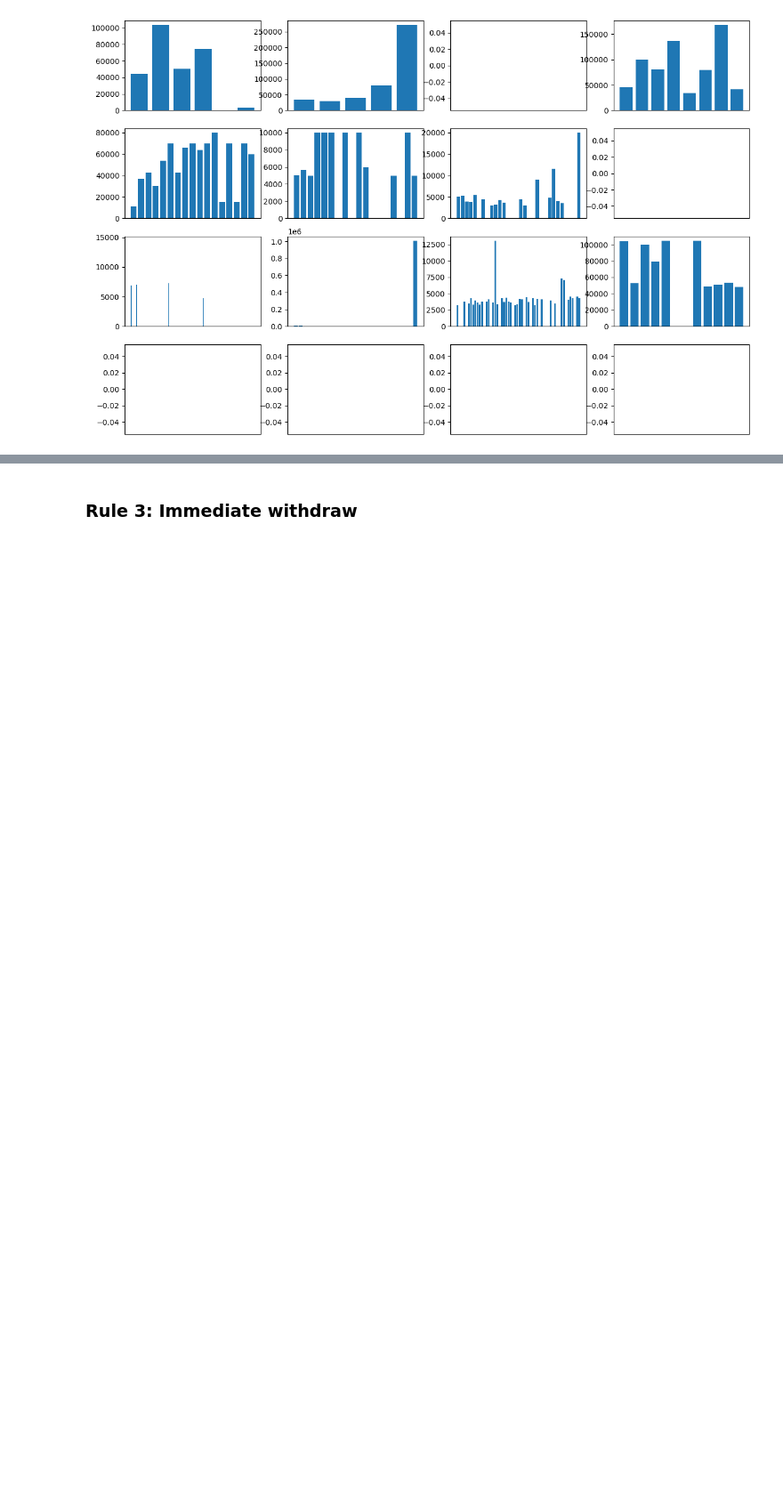
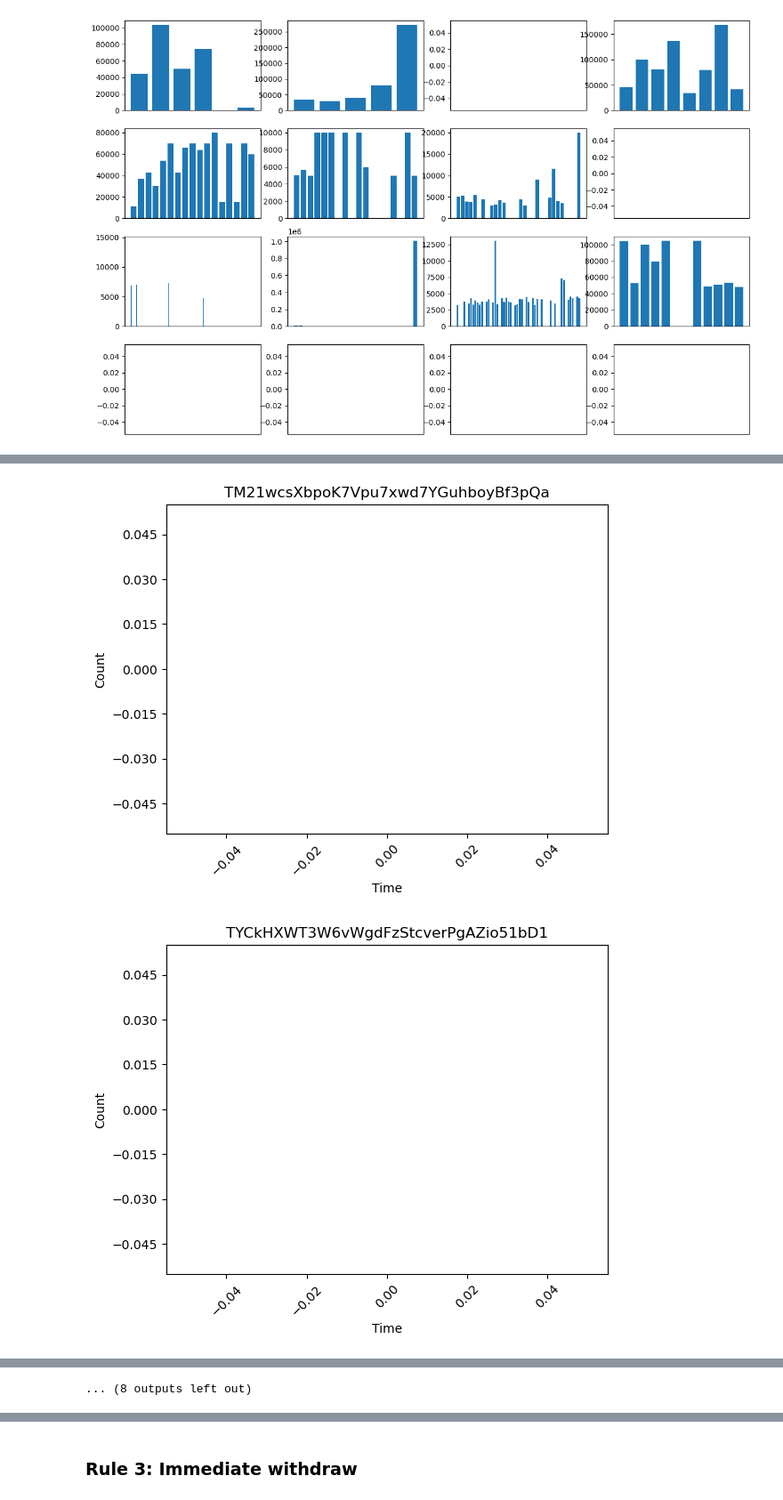
Before and after one commit to sistine-yu/USDT-vml-pattern-experiments, a Jupyter notebook: usdt vml rules experiments.ipynb, the cells around one changed output, grey strips where cells are left out. Shown at 89% size. Cells and saved outputs as stored; diff of their text form; code cells hidden in the pictures; blank space fills up the shorter version.

```diff
--- a/usdt vml rules experiments.ipynb
+++ b/usdt vml rules experiments.ipynb
@@ -507,10 +460,11 @@ import copy
 
 temp = copy.deepcopy(addresses['address'])
 sampled_addresses = random.sample(sorted(temp), 20)
-large_amount_timespan = {}
+print(len(sampled_addresses))
+large_amount_timespan_daily_count = {}
 for address in sampled_addresses:
-    high_value_transaction_daily_counts(address, large_amount_timespan)
+    high_value_transaction_timespan2(address, large_amount_timespan_daily_count)
 
 # high_value_transaction_timespan('TCEidZ9vqqiUVYnUofxzEXtQSGUGJAZuDZ', large_amount_timespan)
-print(large_amount_timespan)
+print(large_amount_timespan_daily_count)
 # %% [output]
@@ -535,12 +474,12 @@ TVHxSgZvoDjibTepekU3VYuwVMJZv1zbi7
 import copy
 
 temp = copy.deepcopy(rand_addresses['Address'])
-sampled_addresses = random.sample(sorted(temp), 16)
+sampled_addresses = random.sample(sorted(temp), 20)
 
-large_amount_timespan_random = {}
+large_amount_timespan_daily_count_random = {}
 for address in sampled_addresses:
-    high_value_transaction_daily_counts(address, large_amount_timespan_random)
+    high_value_transaction_timespan2(address, large_amount_timespan_daily_count_random)
 
 # high_value_transaction_timespan('TCEidZ9vqqiUVYnUofxzEXtQSGUGJAZuDZ', large_amount_timespan)
-print(large_amount_timespan_random)
+print(large_amount_timespan_daily_count_random)
 # %% [output]
@@ -617,0 +487,33 @@ No artists with labels found to put in legend.  Note that artists whose label st
+# %%
+import pandas as pd
+import matplotlib.pyplot as plt
+import numpy as np
+from datetime import datetime
+from matplotlib.ticker import MaxNLocator
+
+sampled_addresses = []
+for key, value in large_amount_timespan_daily_count.items():
+    sampled_addresses.append(value)
+
+for i in range(len(sampled_addresses)):
+    timestamps = sampled_addresses[i][0]
+    date_range = [datetime.strptime(ts, '%Y-%m-%d') for ts in timestamps]
+    values = sampled_addresses[i][1]
+    data = {'date_column': date_range, 'value_column': values}
+    df = pd.DataFrame(data)
+
+    # Create the plot
+    plt.bar(df['date_column'], df['value_column'])
+
+    # Add title and axis labels
+    plt.title(list(large_amount_timespan_random.keys())[i])
+    plt.xlabel('Time')
+    plt.ylabel('Count')
+    plt.xticks(rotation=45)
+    plt.gca().yaxis.set_major_locator(MaxNLocator(integer=True))
+
+    # Display the plot
+    plt.show()
+# %% [output]
+[figure, added]
+[figure, added]
@@ -617,0 +530 @@ No artists with labels found to put in legend.  Note that artists whose label st
+... (8 outputs left out)
```
Also changed, not shown: parts of 24 cells of this notebook, 2 other files.
